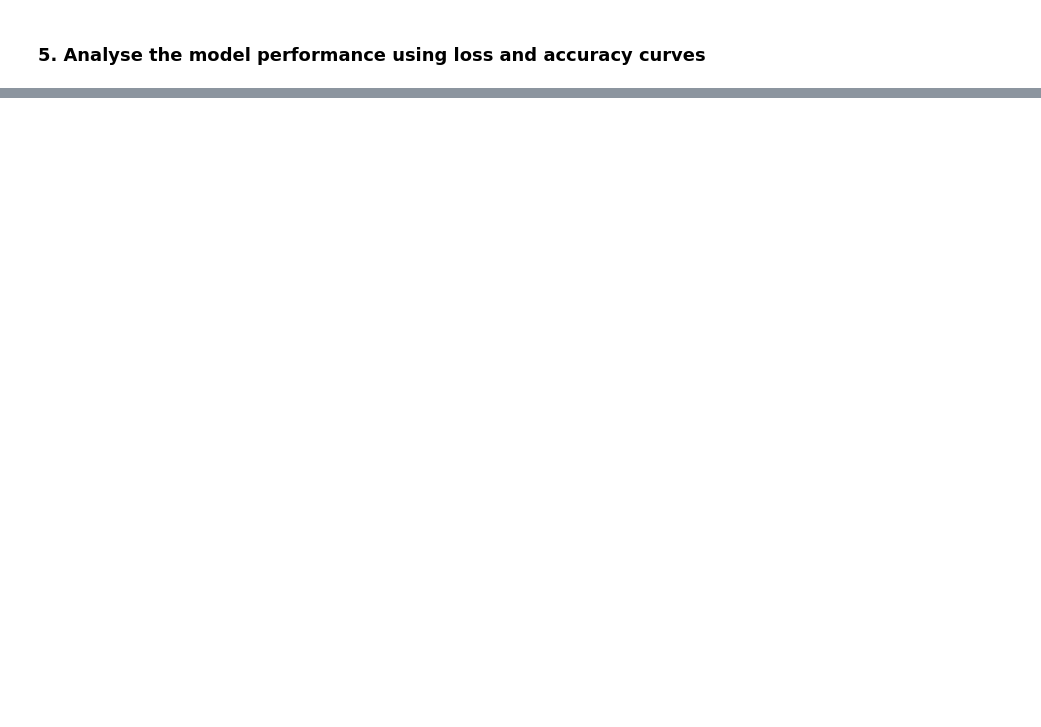
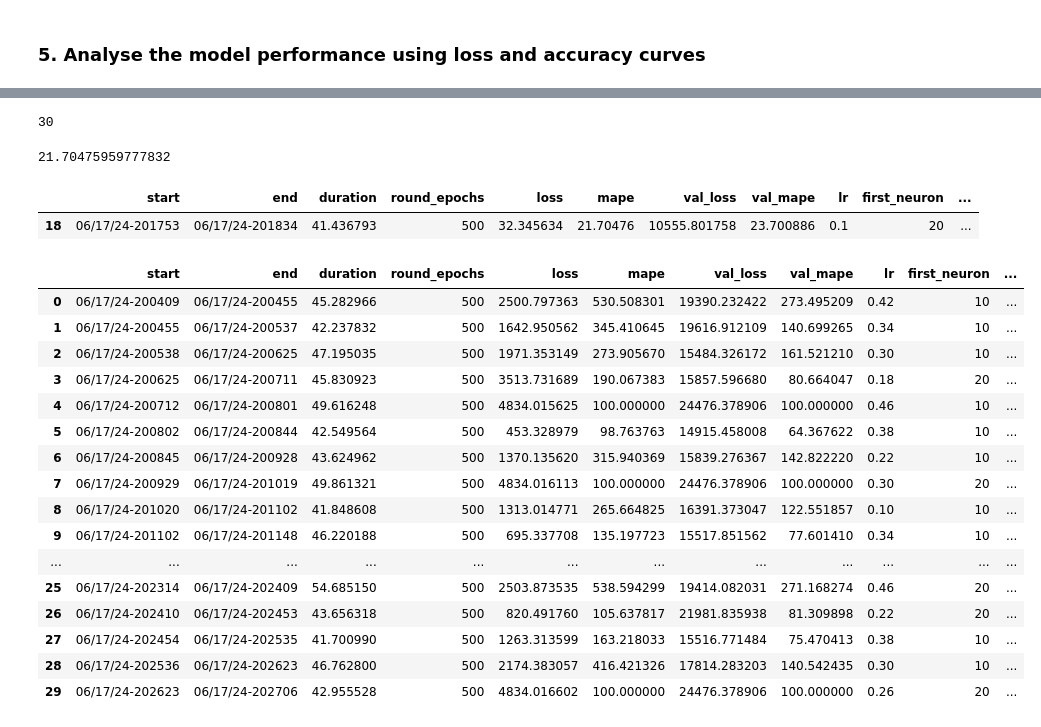
Before and after one commit to mukesh-chevula/Machine-Learning-in-Finance, a Jupyter notebook: Stock Price Prediction by Using Artificial Neural Networks/Stock Prediction Using ANN.ipynb, the cells around one changed output, grey strips where cells are left out. Cells and saved outputs as stored; diff of their text form; code cells hidden in the pictures; blank space fills up the shorter version.

```diff
--- a/Stock Price Prediction by Using Artificial Neural Networks/Stock Prediction Using ANN.ipynb
+++ b/Stock Price Prediction by Using Artificial Neural Networks/Stock Prediction Using ANN.ipynb
@@ -169,0 +201,37 @@ plt.show()
+# %%
+def stock_prediction_model(x_train, y_train, x_val, y_val, params):
+
+    # next we can build the model exactly like we would normally do it
+    model = Sequential()
+    model.add(Dense(params['first_neuron'], input_dim=x_train.shape[1],
+                    activation='relu',
+                    kernel_initializer='he_normal'))
+
+    model.add(Dropout(params['dropout']))
+
+    # if we want to also test for number of layers and shapes, that's possible
+    hidden_layers(model, params, 1)
+
+    # then we finish again with completely standard Keras way
+    model.add(Dense(1, activation='relu',
+                    kernel_initializer='he_normal'))
+
+    model.compile(loss='mean_squared_error',
+                  optimizer=RMSprop(learning_rate=params['lr']),
+                  metrics=['mape'])
+
+    history = model.fit(x_train, y_train,
+                        validation_data=[x_val, y_val],
+                        batch_size=params['batch_size'],
+                        epochs=params['epochs'],
+                        verbose=0)
+
+    # finally we have to make sure that history object and model are returned
+    return history, model
+# %%
+t = talos.Scan(x=X_train,
+            y=Y_train,x_val=X_val,y_val=Y_val,
+            model=stock_prediction_model,
+            params=p,
+            experiment_name='stock_exp',
+            fraction_limit=0.01)
@@ -169,0 +264,3 @@ plt.show()
+# %%
+# use Scan object as input
+analyze_object = talos.Analyze(t)
@@ -169,0 +277,35 @@ plt.show()
+# %%
+# get the number of rounds in the Scan
+analyze_object.rounds()
+# %% [output]
+30
+# %%
+# get the highest result for any metric
+analyze_object.low('mape')
+# %% [output]
+21.70475959777832
+# %%
+analyze_object.data[analyze_object.data.mape==21.70475959777832]
+# %% [output]
+|  | start | end | duration | round_epochs | loss | mape | val_loss | val_mape | lr | first_neuron | ... |
+| 18 | 06/17/24-201753 | 06/17/24-201834 | 41.436793 | 500 | 32.345634 | 21.70476 | 10555.801758 | 23.700886 | 0.1 | 20 | ... |
+# %%
+analyze_object.data.iloc[::]
+# %% [output]
+|  | start | end | duration | round_epochs | loss | mape | val_loss | val_mape | lr | first_neuron | ... |
+| 0 | 06/17/24-200409 | 06/17/24-200455 | 45.282966 | 500 | 2500.797363 | 530.508301 | 19390.232422 | 273.495209 | 0.42 | 10 | ... |
+| 1 | 06/17/24-200455 | 06/17/24-200537 | 42.237832 | 500 | 1642.950562 | 345.410645 | 19616.912109 | 140.699265 | 0.34 | 10 | ... |
+| 2 | 06/17/24-200538 | 06/17/24-200625 | 47.195035 | 500 | 1971.353149 | 273.905670 | 15484.326172 | 161.521210 | 0.30 | 10 | ... |
+| 3 | 06/17/24-200625 | 06/17/24-200711 | 45.830923 | 500 | 3513.731689 | 190.067383 | 15857.596680 | 80.664047 | 0.18 | 20 | ... |
+| 4 | 06/17/24-200712 | 06/17/24-200801 | 49.616248 | 500 | 4834.015625 | 100.000000 | 24476.378906 | 100.000000 | 0.46 | 10 | ... |
+| 5 | 06/17/24-200802 | 06/17/24-200844 | 42.549564 | 500 | 453.328979 | 98.763763 | 14915.458008 | 64.367622 | 0.38 | 10 | ... |
+| 6 | 06/17/24-200845 | 06/17/24-200928 | 43.624962 | 500 | 1370.135620 | 315.940369 | 15839.276367 | 142.822220 | 0.22 | 10 | ... |
+| 7 | 06/17/24-200929 | 06/17/24-201019 | 49.861321 | 500 | 4834.016113 | 100.000000 | 24476.378906 | 100.000000 | 0.30 | 20 | ... |
+| 8 | 06/17/24-201020 | 06/17/24-201102 | 41.848608 | 500 | 1313.014771 | 265.664825 | 16391.373047 | 122.551857 | 0.10 | 10 | ... |
+| 9 | 06/17/24-201102 | 06/17/24-201148 | 46.220188 | 500 | 695.337708 | 135.197723 | 15517.851562 | 77.601410 | 0.34 | 10 | ... |
+| ... | ... | ... | ... | ... | ... | ... | ... | ... | ... | ... | ... |
+| 25 | 06/17/24-202314 | 06/17/24-202409 | 54.685150 | 500 | 2503.873535 | 538.594299 | 19414.082031 | 271.168274 | 0.46 | 20 | ... |
+| 26 | 06/17/24-202410 | 06/17/24-202453 | 43.656318 | 500 | 820.491760 | 105.637817 | 21981.835938 | 81.309898 | 0.22 | 20 | ... |
+| 27 | 06/17/24-202454 | 06/17/24-202535 | 41.700990 | 500 | 1263.313599 | 163.218033 | 15516.771484 | 75.470413 | 0.38 | 10 | ... |
+| 28 | 06/17/24-202536 | 06/17/24-202623 | 46.762800 | 500 | 2174.383057 | 416.421326 | 17814.283203 | 140.542435 | 0.30 | 10 | ... |
+| 29 | 06/17/24-202623 | 06/17/24-202706 | 42.955528 | 500 | 4834.016602 | 100.000000 | 24476.378906 | 100.000000 | 0.26 | 20 | ... |
```
Also changed, not shown: parts of 18 cells of this notebook, 12 other files.
